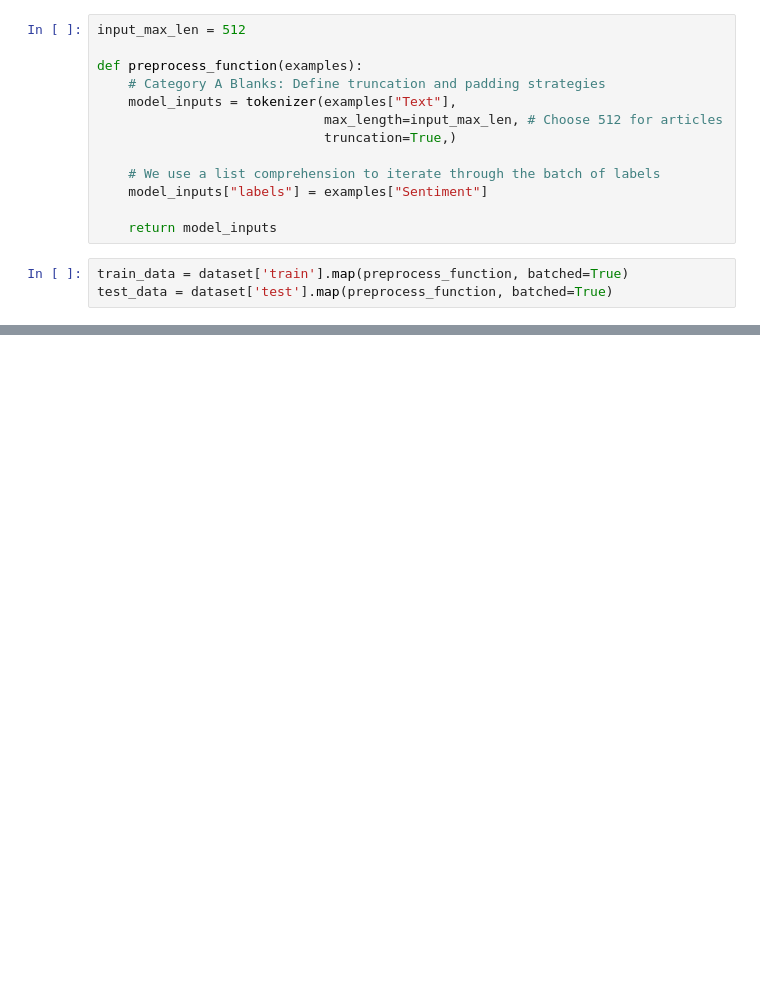
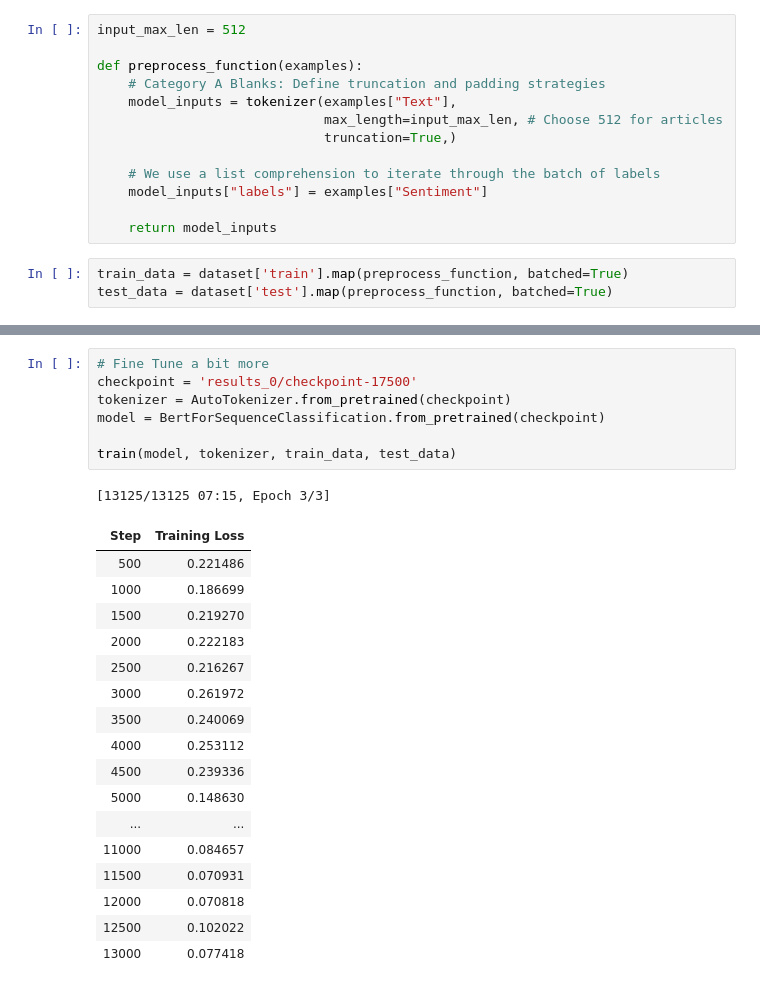
Before and after one commit to rcwaterman/DSE6212, a Jupyter notebook: Project/Preliminary Results/model_testing.ipynb, the cells around one changed output, grey strips where cells are left out. Cells and saved outputs as stored; diff of their text form; blank space fills up the shorter version.

```diff
--- a/Project/Preliminary Results/model_testing.ipynb
+++ b/Project/Preliminary Results/model_testing.ipynb
@@ -409,0 +506,26 @@ TextClassificationPipeline()
+# %%
+# Fine Tune a bit more
+checkpoint = 'results_0/checkpoint-17500'
+tokenizer = AutoTokenizer.from_pretrained(checkpoint)
+model = BertForSequenceClassification.from_pretrained(checkpoint)
+
+train(model, tokenizer, train_data, test_data)
+# %% [output]
+[13125/13125 07:15, Epoch 3/3]
+| Step | Training Loss |
+| 500 | 0.221486 |
+| 1000 | 0.186699 |
+| 1500 | 0.219270 |
+| 2000 | 0.222183 |
+| 2500 | 0.216267 |
+| 3000 | 0.261972 |
+| 3500 | 0.240069 |
+| 4000 | 0.253112 |
+| 4500 | 0.239336 |
+| 5000 | 0.148630 |
+| ... | ... |
+| 11000 | 0.084657 |
+| 11500 | 0.070931 |
+| 12000 | 0.070818 |
+| 12500 | 0.102022 |
+| 13000 | 0.077418 |
```
Also changed, not shown: parts of 11 cells of this notebook.
